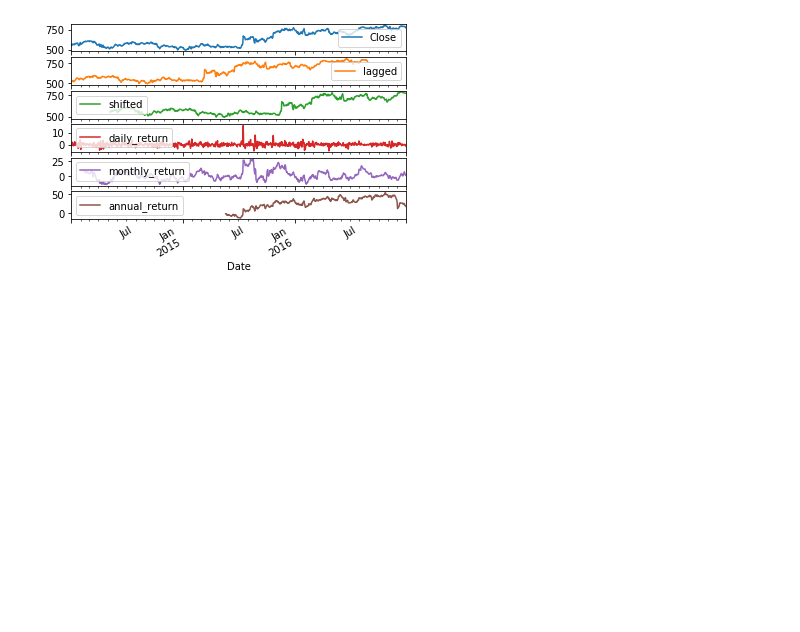
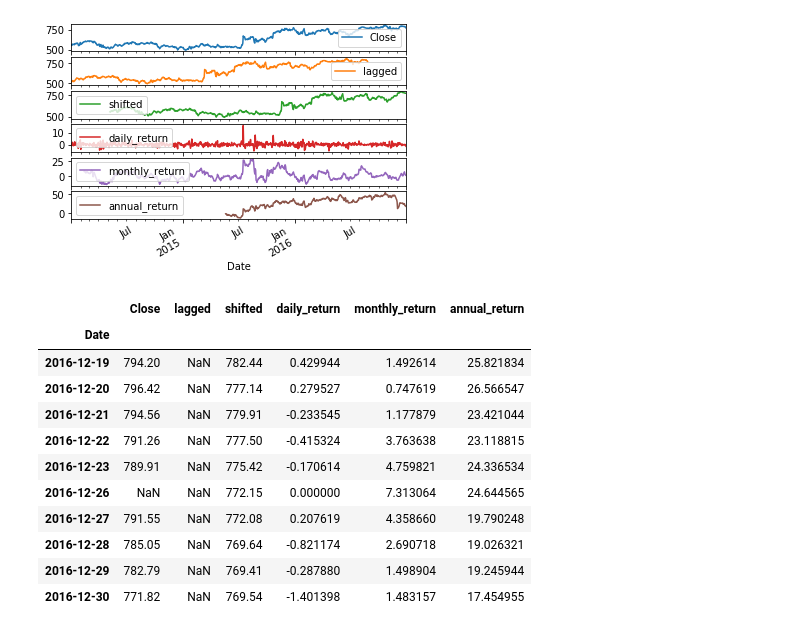
Before and after one commit to AI-MOO/Time_Series_Datacamp, a Jupyter notebook: 01_Manipulating_Time_Series_Data_in_Python/01_Working_with_Time_Series_in_Pandas.ipynb, the cells around one changed output. Drawn from its saved outputs; the diff is of its cells as text; code cells hidden in the pictures; blank space fills up the shorter version.

Commit message:
TS plot, to_datetime, asfreq, shift & lags, difference ,pct_change.

```diff
--- a/01_Manipulating_Time_Series_Data_in_Python/01_Working_with_Time_Series_in_Pandas.ipynb
+++ b/01_Manipulating_Time_Series_Data_in_Python/01_Working_with_Time_Series_in_Pandas.ipynb
@@ -273,3 +273,18 @@ google.plot(subplots=True)
 plt.show()
 # %% [output]
 [figure]
+# %%
+google.tail(10)
+# %% [output]
+|  | Close | lagged | shifted | daily_return | monthly_return | annual_return |
+| Date |  |  |  |  |  |  |
+| 2016-12-19 | 794.20 | NaN | 782.44 | 0.429944 | 1.492614 | 25.821834 |
+| 2016-12-20 | 796.42 | NaN | 777.14 | 0.279527 | 0.747619 | 26.566547 |
+| 2016-12-21 | 794.56 | NaN | 779.91 | -0.233545 | 1.177879 | 23.421044 |
+| 2016-12-22 | 791.26 | NaN | 777.50 | -0.415324 | 3.763638 | 23.118815 |
+| 2016-12-23 | 789.91 | NaN | 775.42 | -0.170614 | 4.759821 | 24.336534 |
+| 2016-12-26 | NaN | NaN | 772.15 | 0.000000 | 7.313064 | 24.644565 |
+| 2016-12-27 | 791.55 | NaN | 772.08 | 0.207619 | 4.358660 | 19.790248 |
+| 2016-12-28 | 785.05 | NaN | 769.64 | -0.821174 | 2.690718 | 19.026321 |
+| 2016-12-29 | 782.79 | NaN | 769.41 | -0.287880 | 1.498904 | 19.245944 |
+| 2016-12-30 | 771.82 | NaN | 769.54 | -1.401398 | 1.483157 | 17.454955 |
```
